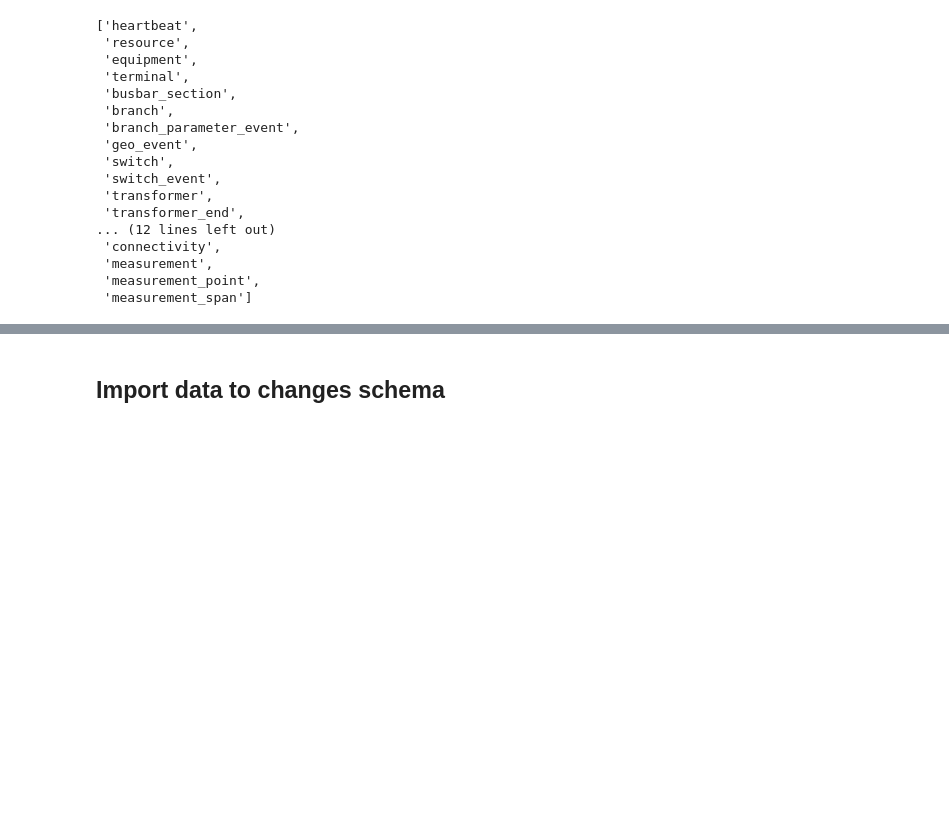
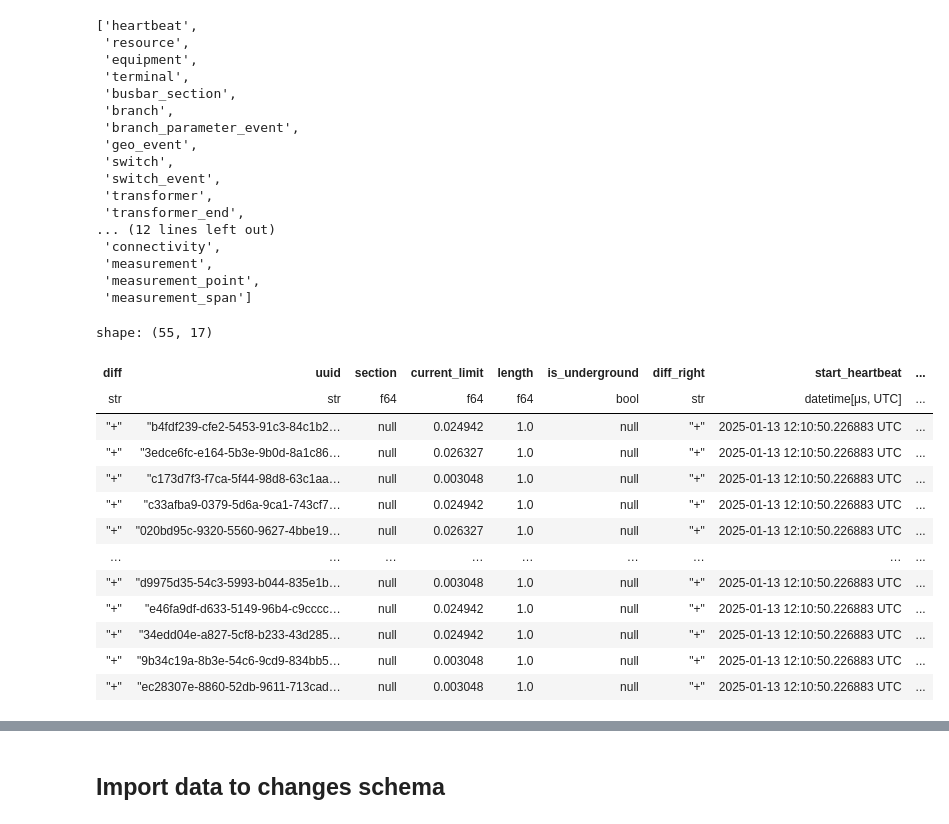
Before and after one commit to heig-vd-ie/distflow-state-estimation, a Jupyter notebook: scrips/recursive_fuction.ipynb, the cells around one changed output, grey strips where cells are left out. Saved outputs shown, nothing was run; the diff lists cells and outputs as text; code cells hidden in the pictures; blank space fills up the shorter version.

```diff
--- a/scrips/recursive_fuction.ipynb
+++ b/scrips/recursive_fuction.ipynb
@@ -127,0 +144,24 @@ df_topology = df_topology.with_columns(
+# %%
+low_voltage_limit = 380
+high_voltage_limit = 420
+
+node = df_topology.with_columns(
+    c("Vnom").alias("base_voltage_fk"),
+    pl.lit(low_voltage_limit).alias("low_voltage_limit"),
+    pl.lit(high_voltage_limit).alias("high_voltage_limit"),
+    c("cn_fk").alias("uuid"),
+)
+base_voltage = node.with_columns(
+    c("base_voltage_fk").alias("nominal_voltage"),
+    pl.lit("LV").alias("type"),
+)
+new_tables_pl: dict[str, pl.DataFrame] = {
+    "ConnectivityNode": node,
+    "BaseVoltage": base_voltage,
+}
+changes_schema = add_table_to_changes_schema(
+    schema=changes_schema,
+    new_tables_pl=new_tables_pl,
+    raw_table_name="ConnectivityNode",
+)
+changes_schema
@@ -359,3 +418,20 @@ list(changes_schema.__dict__.keys())
  'measurement',
  'measurement_point',
  'measurement_span']
+# %%
+changes_schema.branch.join(changes_schema.resource, on="uuid", how="inner")
+# %% [output]
+shape: (55, 17)
+| diff | uuid | section | current_limit | length | is_underground | diff_right | start_heartbeat | ... |
+| str | str | f64 | f64 | f64 | bool | str | datetime[μs, UTC] | ... |
+| "+" | "b4fdf239-cfe2-5453-91c3-84c1b2… | null | 0.024942 | 1.0 | null | "+" | 2025-01-13 12:10:50.226883 UTC | ... |
+| "+" | "3edce6fc-e164-5b3e-9b0d-8a1c86… | null | 0.026327 | 1.0 | null | "+" | 2025-01-13 12:10:50.226883 UTC | ... |
+| "+" | "c173d7f3-f7ca-5f44-98d8-63c1aa… | null | 0.003048 | 1.0 | null | "+" | 2025-01-13 12:10:50.226883 UTC | ... |
+| "+" | "c33afba9-0379-5d6a-9ca1-743cf7… | null | 0.024942 | 1.0 | null | "+" | 2025-01-13 12:10:50.226883 UTC | ... |
+| "+" | "020bd95c-9320-5560-9627-4bbe19… | null | 0.026327 | 1.0 | null | "+" | 2025-01-13 12:10:50.226883 UTC | ... |
+| … | … | … | … | … | … | … | … | ... |
+| "+" | "d9975d35-54c3-5993-b044-835e1b… | null | 0.003048 | 1.0 | null | "+" | 2025-01-13 12:10:50.226883 UTC | ... |
+| "+" | "e46fa9df-d633-5149-96b4-c9cccc… | null | 0.024942 | 1.0 | null | "+" | 2025-01-13 12:10:50.226883 UTC | ... |
+| "+" | "34edd04e-a827-5cf8-b233-43d285… | null | 0.024942 | 1.0 | null | "+" | 2025-01-13 12:10:50.226883 UTC | ... |
+| "+" | "9b34c19a-8b3e-54c6-9cd9-834bb5… | null | 0.003048 | 1.0 | null | "+" | 2025-01-13 12:10:50.226883 UTC | ... |
+| "+" | "ec28307e-8860-52db-9611-713cad… | null | 0.003048 | 1.0 | null | "+" | 2025-01-13 12:10:50.226883 UTC | ... |
```
Also changed, not shown: parts of 8 cells of this notebook.
